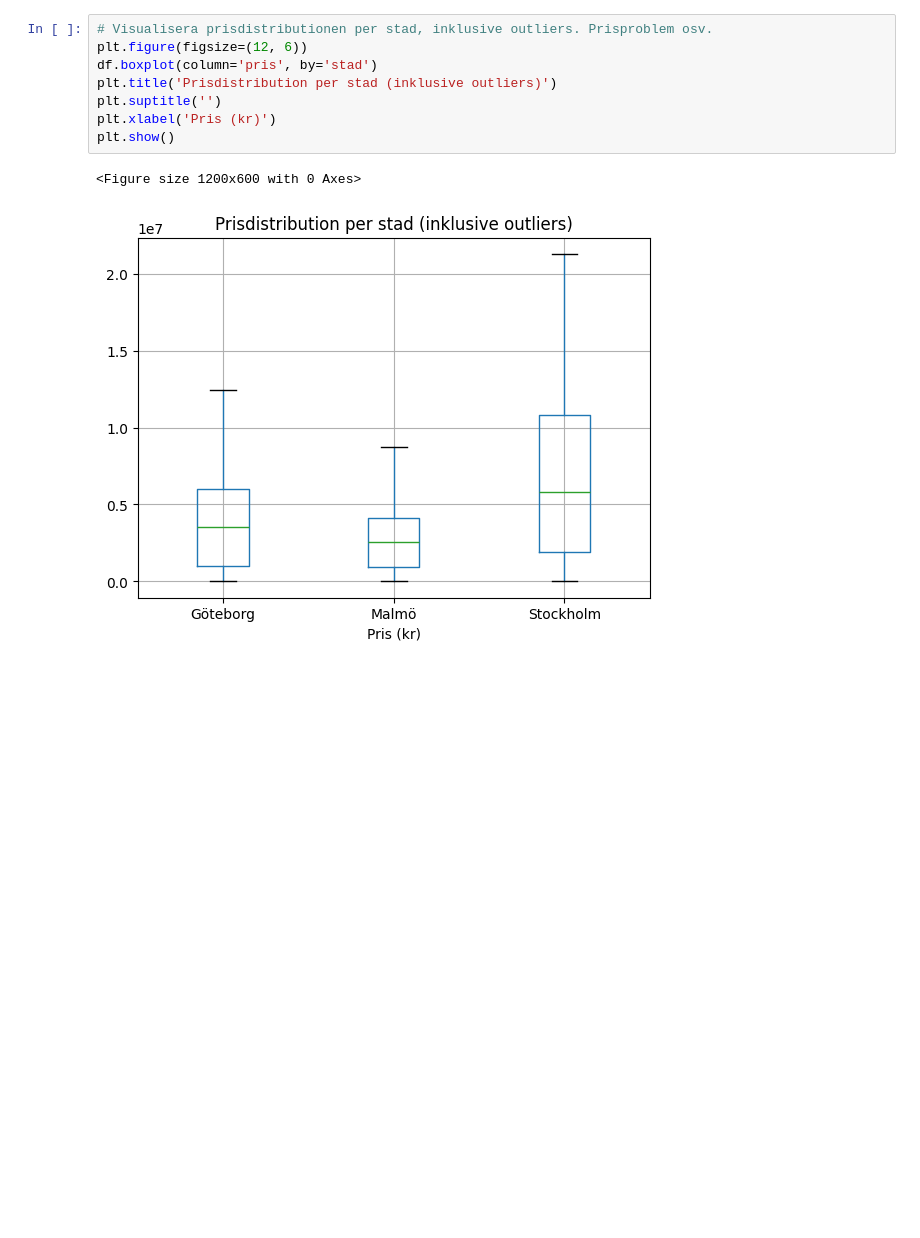
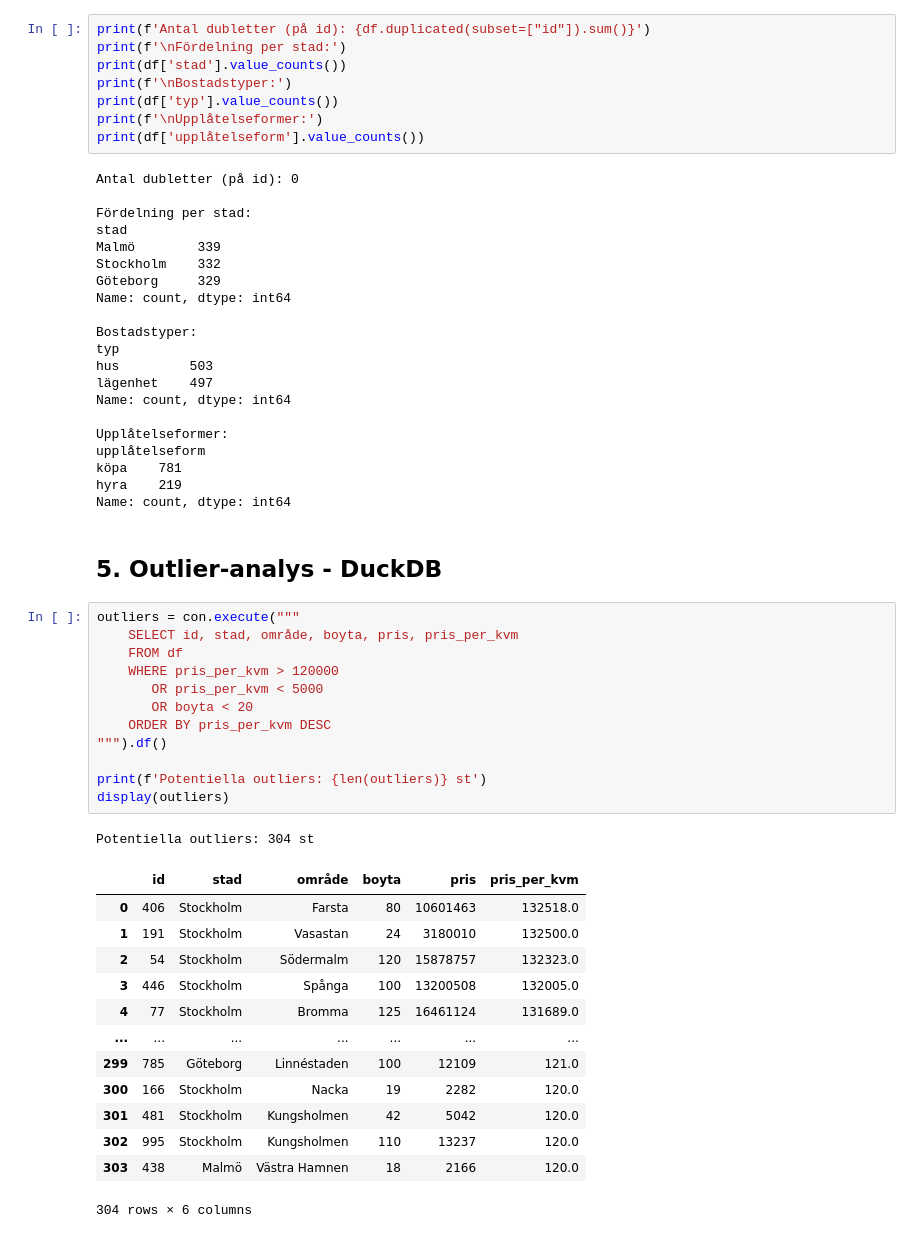
Before and after one commit to UX-DE-25-Project/UX25_DE25_Projekt_Group3, a Jupyter notebook: notebooks/eda_nasser.ipynb, the cells around one changed output. Drawn from its saved outputs; the diff is of its cells as text; blank space fills up the shorter version.

```diff
--- a/notebooks/eda_nasser.ipynb
+++ b/notebooks/eda_nasser.ipynb
@@ -86,11 +107,58 @@ Hittade 219 potentiella outliers:
 # %%
-# Visualisera prisdistributionen per stad, inklusive outliers. Prisproblem osv.
-plt.figure(figsize=(12, 6))
-df.boxplot(column='pris', by='stad')
-plt.title('Prisdistribution per stad (inklusive outliers)')
-plt.suptitle('')
-plt.xlabel('Pris (kr)')
-plt.show()
+print(f'Antal dubletter (på id): {df.duplicated(subset=["id"]).sum()}')
+print(f'\nFördelning per stad:')
+print(df['stad'].value_counts())
+print(f'\nBostadstyper:')
+print(df['typ'].value_counts())
+print(f'\nUpplåtelseformer:')
+print(df['upplåtelseform'].value_counts())
 # %% [output]
-<Figure size 1200x600 with 0 Axes>
+Antal dubletter (på id): 0
+
+Fördelning per stad:
+stad
+Malmö        339
+Stockholm    332
+Göteborg     329
+Name: count, dtype: int64
+
+Bostadstyper:
+typ
+hus         503
+lägenhet    497
+Name: count, dtype: int64
+
+Upplåtelseformer:
+upplåtelseform
+köpa    781
+hyra    219
+Name: count, dtype: int64
-[figure, removed]
+# %% [markdown]
+## 5. Outlier-analys - DuckDB
+# %%
+outliers = con.execute("""
+    SELECT id, stad, område, boyta, pris, pris_per_kvm
+    FROM df
+    WHERE pris_per_kvm > 120000
+       OR pris_per_kvm < 5000
+       OR boyta < 20
+    ORDER BY pris_per_kvm DESC
+""").df()
+
+print(f'Potentiella outliers: {len(outliers)} st')
+display(outliers)
+# %% [output]
+Potentiella outliers: 304 st
+|  | id | stad | område | boyta | pris | pris_per_kvm |
+| 0 | 406 | Stockholm | Farsta | 80 | 10601463 | 132518.0 |
+| 1 | 191 | Stockholm | Vasastan | 24 | 3180010 | 132500.0 |
+| 2 | 54 | Stockholm | Södermalm | 120 | 15878757 | 132323.0 |
+| 3 | 446 | Stockholm | Spånga | 100 | 13200508 | 132005.0 |
+| 4 | 77 | Stockholm | Bromma | 125 | 16461124 | 131689.0 |
+| ... | ... | ... | ... | ... | ... | ... |
+| 299 | 785 | Göteborg | Linnéstaden | 100 | 12109 | 121.0 |
+| 300 | 166 | Stockholm | Nacka | 19 | 2282 | 120.0 |
+| 301 | 481 | Stockholm | Kungsholmen | 42 | 5042 | 120.0 |
+| 302 | 995 | Stockholm | Kungsholmen | 110 | 13237 | 120.0 |
+| 303 | 438 | Malmö | Västra Hamnen | 18 | 2166 | 120.0 |
+304 rows × 6 columns
```
Also changed, not shown: parts of 20 cells of this notebook.
